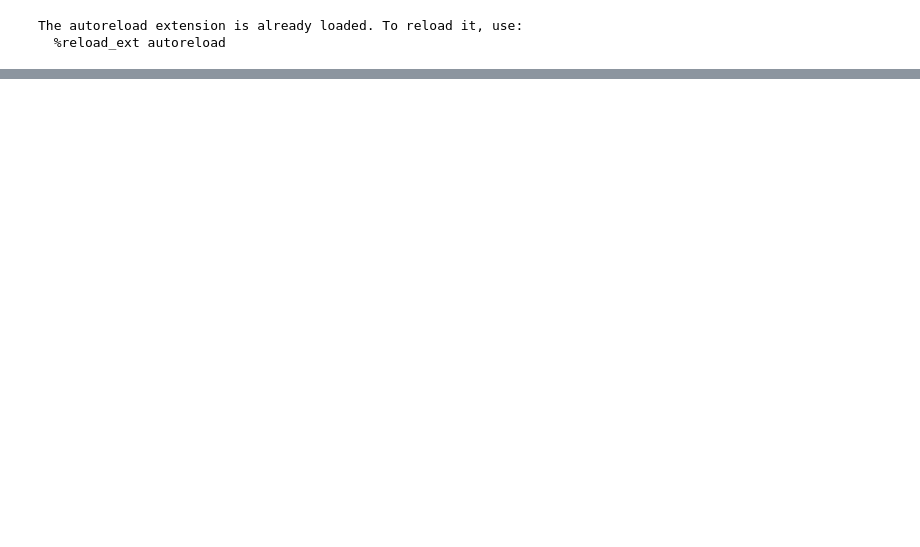
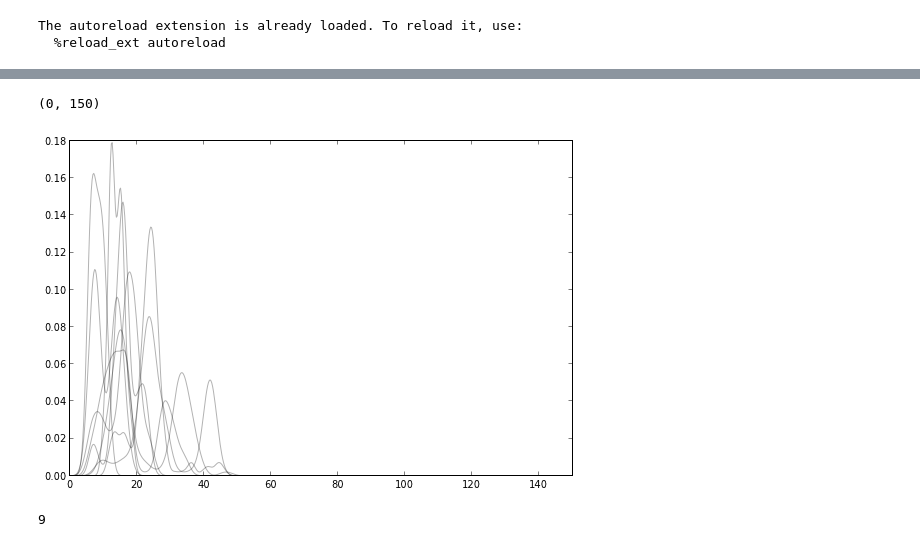
Before and after one commit to hilaryjoyce/smfs-data-analysis, a Jupyter notebook: cluster testing.ipynb, the cells around one changed output, grey strips where cells are left out. Drawn from its saved outputs; the diff is of its cells as text; code cells hidden in the pictures; blank space fills up the shorter version.

```diff
--- a/cluster testing.ipynb
+++ b/cluster testing.ipynb
@@ -21,0 +35,11 @@ print len(coa.list_curve_indexes())
+# %%
+cl = c.Cluster(F, 3)
+# %%
+Lc_density_list = cl.get_Lc_density_arrays()
+# %%
+for Lc_density in Lc_density_list:
+    plot(Lc_density[0], Lc_density[1], 'k-', alpha=0.3)
+xlim(0,150)
+# %% [output]
+(0, 150)
+[figure, added]
@@ -21,0 +48,4 @@ print len(coa.list_curve_indexes())
+# %%
+print len(initial_shifts)
+# %% [output]
+9
```
Also changed, not shown: parts of 27 cells of this notebook, 1 other file.
